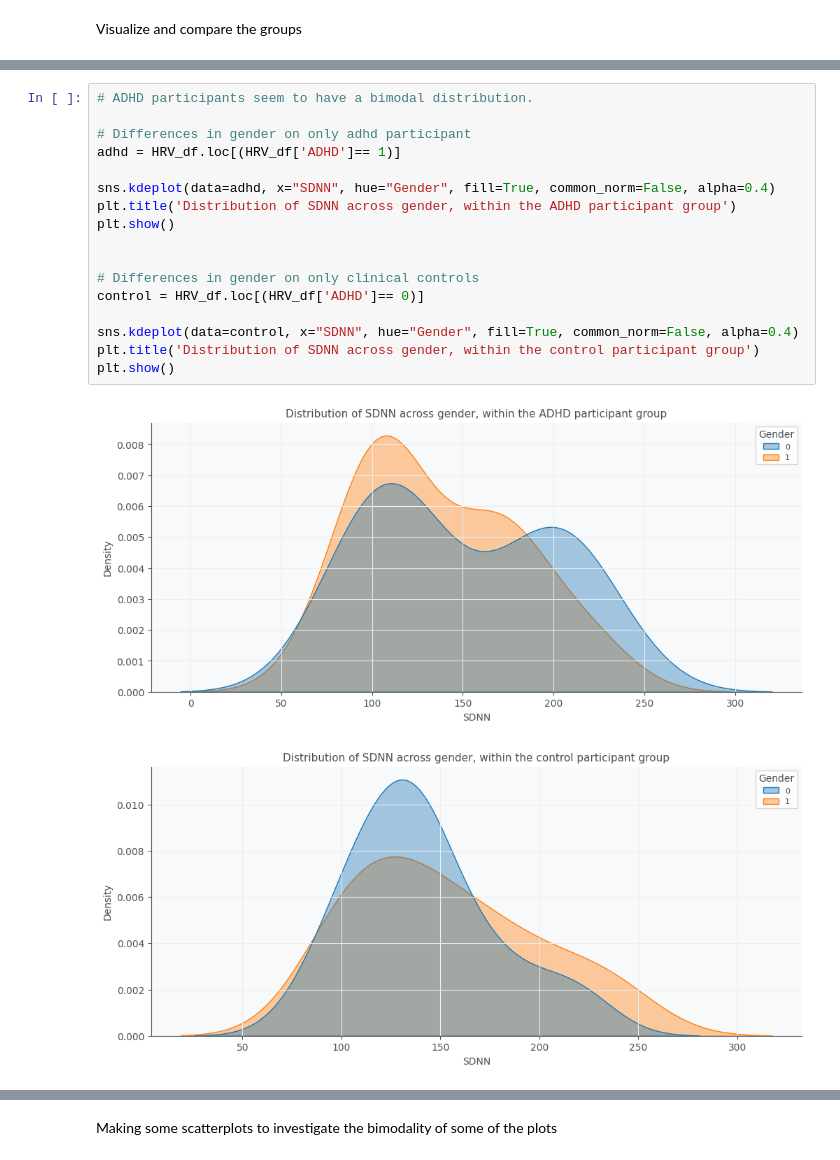
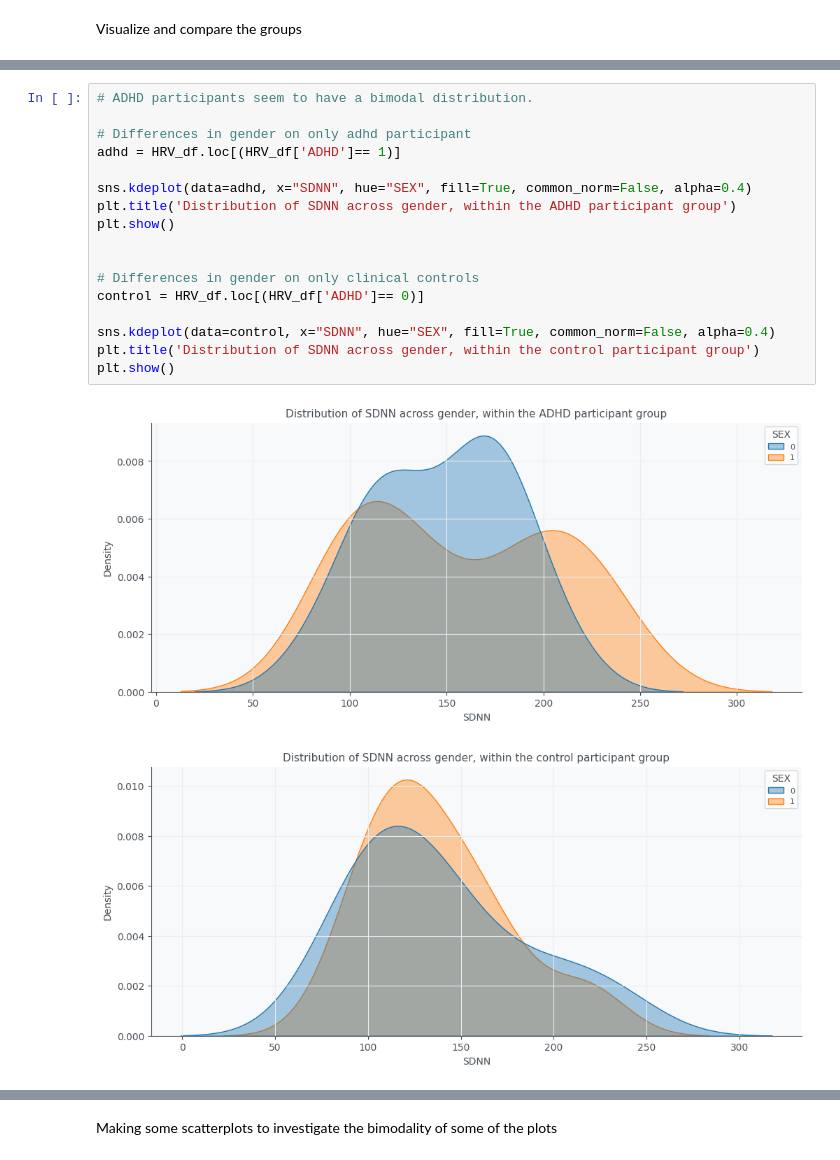
Before and after one commit to GacildaAnne/Thesis-ADHD-HRV, a Jupyter notebook: Thesis_code.ipynb, the cells around one changed output, grey strips where cells are left out. Saved outputs shown, nothing was run; the diff lists cells and outputs as text.

Commit message:
Few changes to plots

```diff
--- a/Thesis_code.ipynb
+++ b/Thesis_code.ipynb
@@ -419,22 +419,22 @@ plt.show()
 # %%
 # ADHD participants seem to have a bimodal distribution.
 
 # Differences in gender on only adhd participant
 adhd = HRV_df.loc[(HRV_df['ADHD']== 1)]
 
-sns.kdeplot(data=adhd, x="SDNN", hue="Gender", fill=True, common_norm=False, alpha=0.4)
+sns.kdeplot(data=adhd, x="SDNN", hue="SEX", fill=True, common_norm=False, alpha=0.4)
 plt.title('Distribution of SDNN across gender, within the ADHD participant group')
 plt.show()
 
 
 # Differences in gender on only clinical controls
 control = HRV_df.loc[(HRV_df['ADHD']== 0)]
 
-sns.kdeplot(data=control, x="SDNN", hue="Gender", fill=True, common_norm=False, alpha=0.4)
+sns.kdeplot(data=control, x="SDNN", hue="SEX", fill=True, common_norm=False, alpha=0.4)
 plt.title('Distribution of SDNN across gender, within the control participant group')
 plt.show()
 # %% [output]
-[figure, old version]
+[figure, new version]
-[figure, old version]
+[figure, new version]
 # %%
 # ADHD - age groups
```
Also changed, not shown: parts of 6 cells of this notebook.
